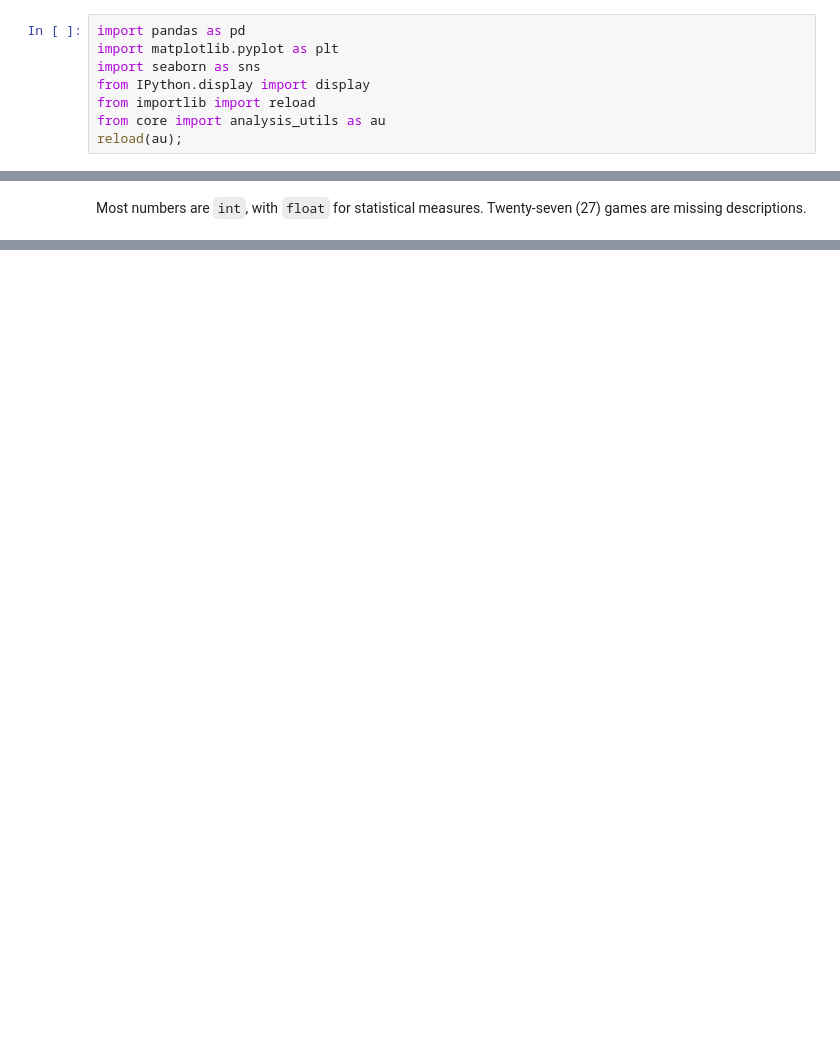
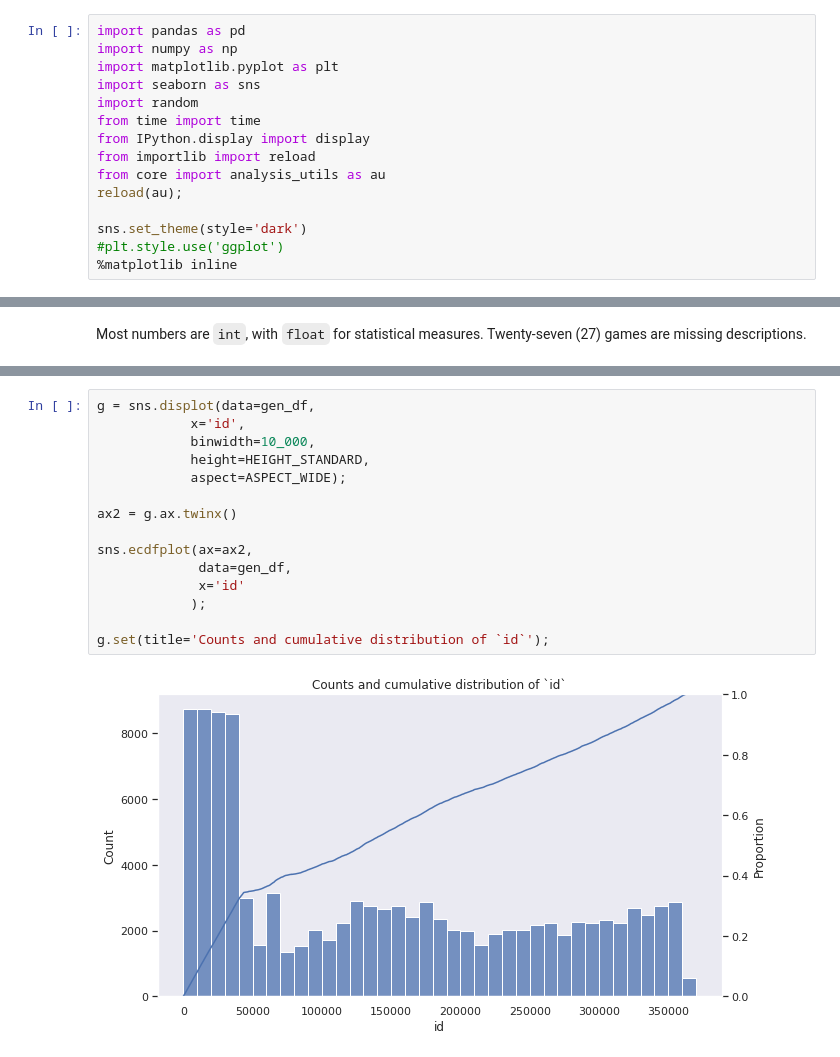
Before and after one commit to andrewKOwong/boardgames, a Jupyter notebook: analysis.ipynb, the cells around one changed output, grey strips where cells are left out. Cells and saved outputs as stored; diff of their text form; blank space fills up the shorter version.

```diff
--- a/analysis.ipynb
+++ b/analysis.ipynb
@@ -6,11 +6,18 @@ Recommendation: Use Jupyter Lab -> View -> Render Side by Side, and Right Click
 Recommendation: Use Jupyter Lab's left side bar to navigate between sections
 # %%
 import pandas as pd
+import numpy as np
 import matplotlib.pyplot as plt
 import seaborn as sns
+import random
+from time import time
 from IPython.display import display
 from importlib import reload
 from core import analysis_utils as au
 reload(au);
+
+sns.set_theme(style='dark')
+#plt.style.use('ggplot')
+%matplotlib inline
 # %%
 CURRENT_YEAR = 2022
@@ -90,0 +138,17 @@ ID: 224083
+# %%
+g = sns.displot(data=gen_df,
+            x='id',
+            binwidth=10_000,
+            height=HEIGHT_STANDARD,
+            aspect=ASPECT_WIDE);
+
+ax2 = g.ax.twinx()
+
+sns.ecdfplot(ax=ax2,
+             data=gen_df,
+             x='id'
+            );
+
+g.set(title='Counts and cumulative distribution of `id`');
+# %% [output]
+[figure, added]
```
Also changed, not shown: parts of 77 cells of this notebook.
